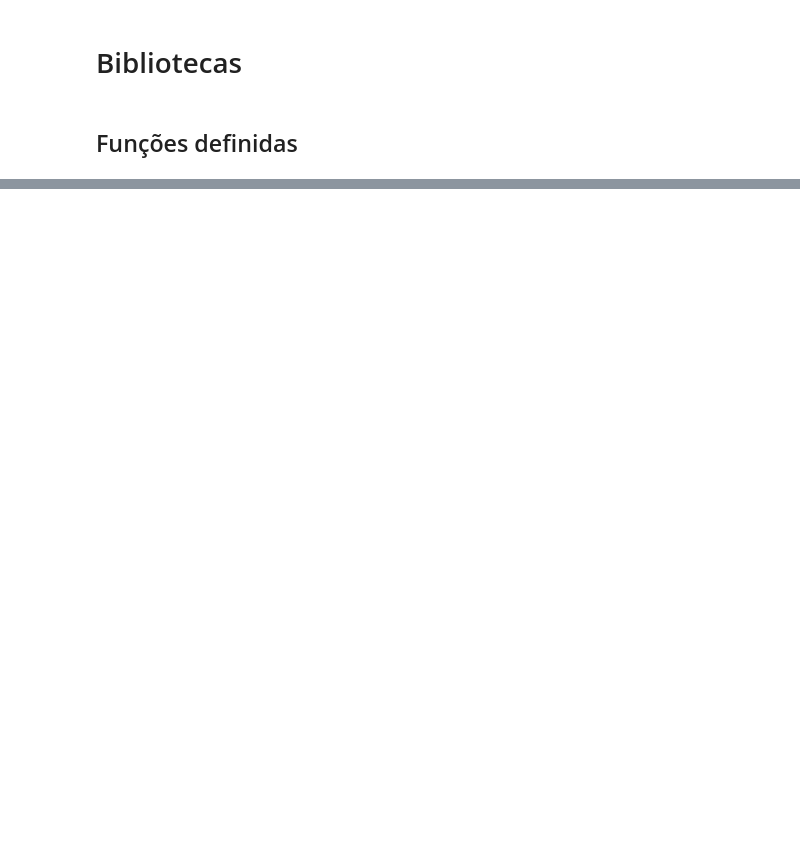
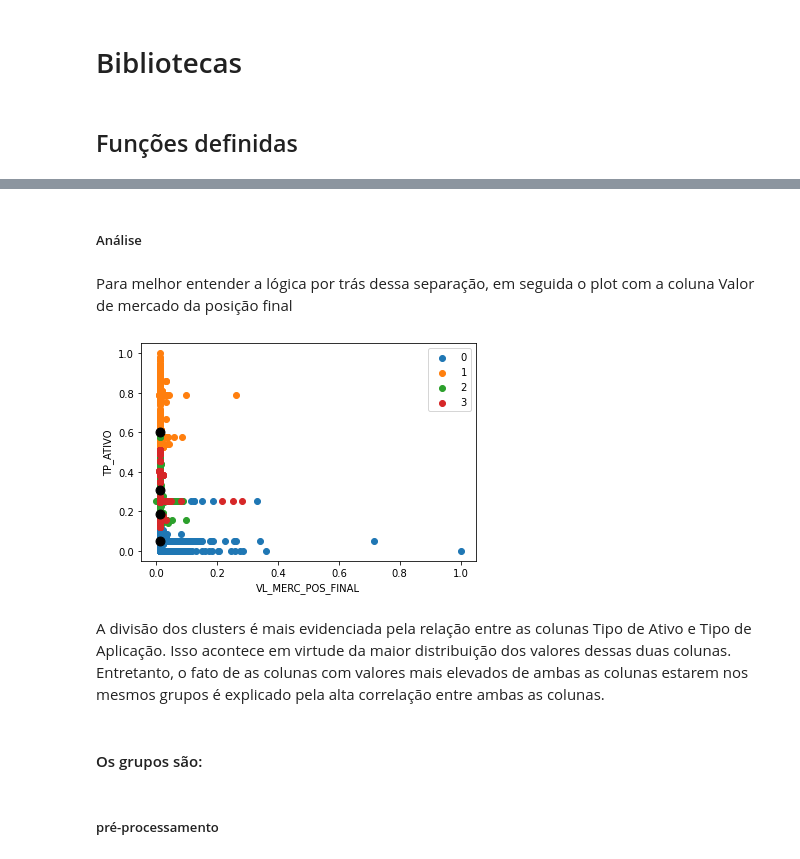
Before and after one commit to isabelcgomes/cluster_investimentos, a Jupyter notebook: analise.ipynb, the cells around one changed output, grey strips where cells are left out. Cells and saved outputs as stored; diff of their text form; code cells hidden in the pictures; blank space fills up the shorter version.

```diff
--- a/analise.ipynb
+++ b/analise.ipynb
@@ -171,0 +264,21 @@ corr
+# %% [markdown]
+##### Análise
+# %% [markdown]
+Para melhor entender a lógica por trás dessa separação, em seguida o plot com a coluna Valor de mercado da posição final
+# %%
+for i in u_labels:
+    plt.scatter(df_s_cluster[label == i, 2],
+                df_s_cluster[label == i, 1], label=i)
+plt.scatter(centroids[:, 2], centroids[:, 1], s=80, color= 'black')
+plt.legend()
+plt.xlabel(df_s.columns.to_series()[2])
+plt.ylabel(df_s.columns.to_series()[1])
+plt.show()
+# %% [output]
+[figure, added]
+# %% [markdown]
+A divisão dos clusters é mais evidenciada pela relação entre as colunas Tipo de Ativo e Tipo de Aplicação. Isso acontece em virtude da maior distribuição dos valores dessas duas colunas. Entretanto, o fato de as colunas com valores mais elevados de ambas as colunas estarem nos mesmos grupos é explicado pela alta correlação entre ambas as colunas.
+# %% [markdown]
+#### Os grupos são:
+# %% [markdown]
+##### pré-processamento
```
Also changed, not shown: parts of 72 cells of this notebook.
